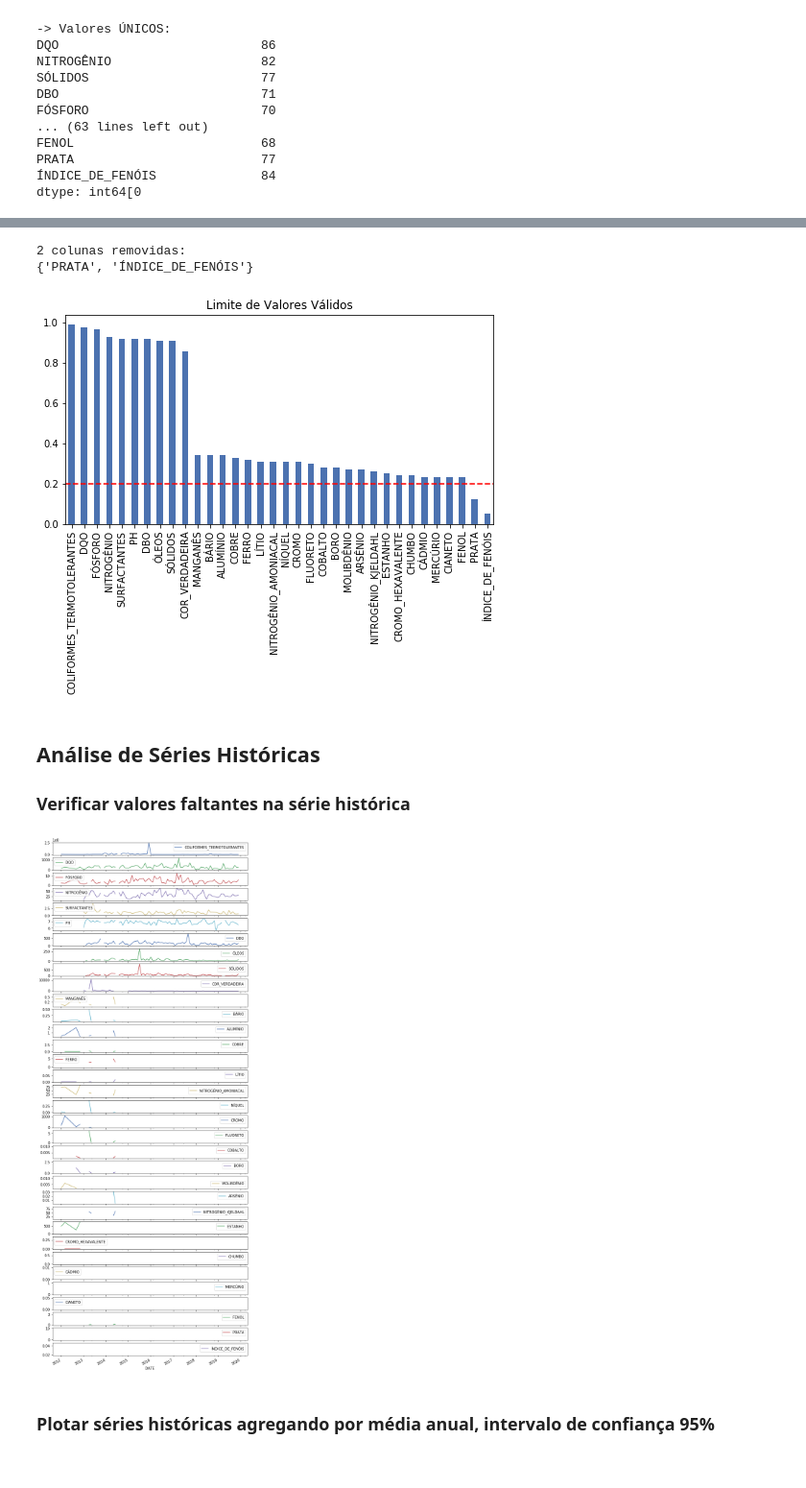
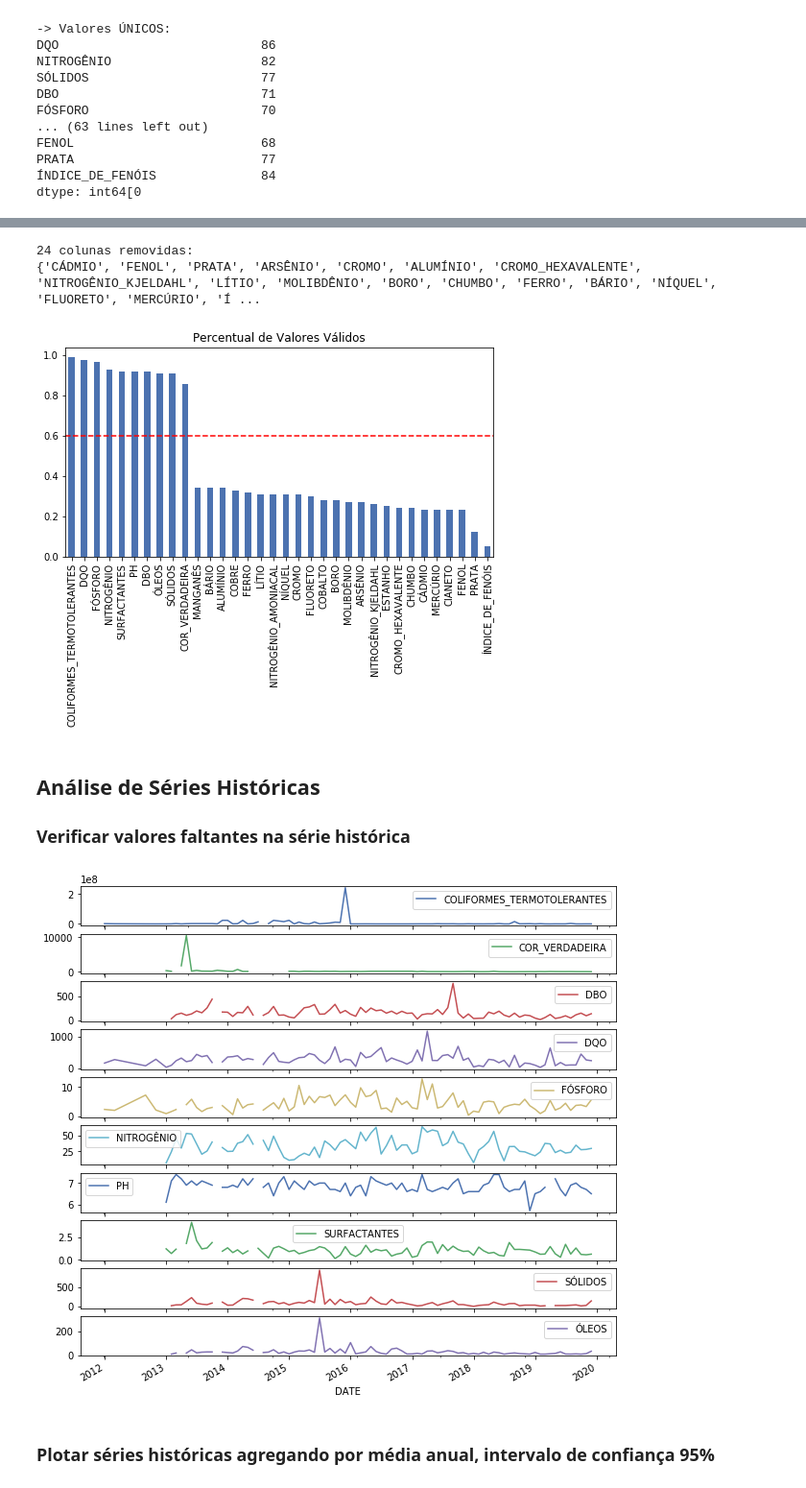
Before and after one commit to vcwild/wtp-datasets, a Jupyter notebook: EDA.ipynb, the cells around one changed output, grey strips where cells are left out. Shown at 96% size. Cells and saved outputs as stored; diff of their text form; code cells hidden in the pictures.

```diff
--- a/EDA.ipynb
+++ b/EDA.ipynb
@@ -64,7 +84,7 @@ dtype: int64[0
 # %%
 # Remove colunas com percentual de nulos acima do limite
 aux = pd.DataFrame(df.isnull().sum() / df.shape[0], columns=["NULL_COUNT"])
-null_ratio = .80 # limite
+null_ratio = .40 # limite
 features = aux[aux["NULL_COUNT"] <= null_ratio].index.tolist()
 filtered = df[features]
 
@@ -73,8 +93,8 @@ print(
     f"{set(df.columns) - set(features)}\n"
 )
 # %% [output]
-2 colunas removidas:
-{'PRATA', 'ÍNDICE_DE_FENÓIS'}
+24 colunas removidas:
+{'CÁDMIO', 'FENOL', 'PRATA', 'ARSÊNIO', 'CROMO', 'ALUMÍNIO', 'CROMO_HEXAVALENTE', 'NITROGÊNIO_KJELDAHL', 'LÍTIO', 'MOLIBDÊNIO', 'BORO', 'CHUMBO', 'FERRO', 'BÁRIO', 'NÍQUEL', 'FLUORETO', 'MERCÚRIO', 'Í ...
 # %%
 # Ordena os features por quantidade de nulos
 threshold = (1 - df.isnull().sum() / df.shape[0])
@@ -90,15 +110,15 @@ plt.axhline(y=(1 - null_ratio), color="red", linewidth=1.5, linestyle="--")
 plt.xticks(rotation=90)
 plt.title("Percentual de Valores Válidos");
 # %% [output]
-[figure, old version]
+[figure, new version]
 # %% [markdown]
 ## Análise de Séries Históricas
 
 ### Verificar valores faltantes na série histórica
 # %%
-df[threshold.index].plot(subplots=True, figsize=(10, 30));
+filtered.plot(subplots=True, figsize=(10, 10));
 # %% [output]
-[figure, old version]
+[figure, new version]
 # %% [markdown]
 ### Plotar séries históricas agregando por média anual, intervalo de confiança 95%
 # %%
```
Also changed, not shown: parts of 30 cells of this notebook, 1 other file.
